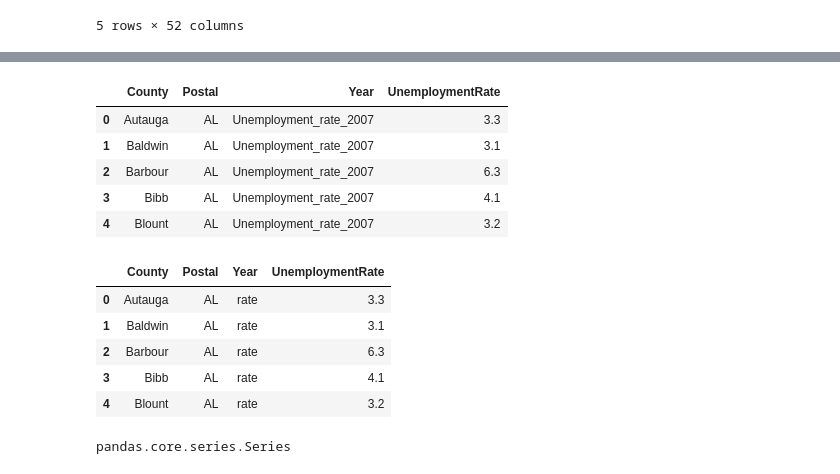
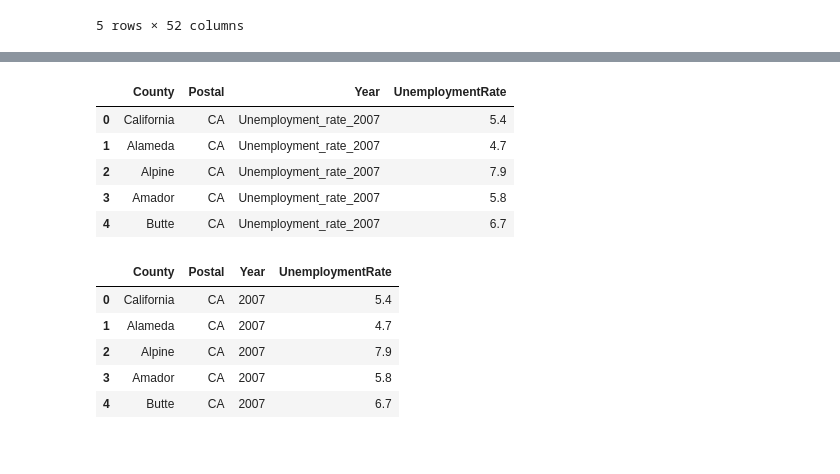
Before and after one commit to ce-r/steps, a Jupyter notebook: capstone-PRACTICE-Andrea.ipynb, the cells around one changed output, grey strips where cells are left out. Drawn from its saved outputs; the diff is of its cells as text; code cells hidden in the pictures.

```diff
--- a/capstone-PRACTICE-Andrea.ipynb
+++ b/capstone-PRACTICE-Andrea.ipynb
@@ -245,6 +313,7 @@ unemp_l.head()
 | 6 | 1009 | AL | Blount | 1.0 | 1.0 | 1.0 | ... |
 5 rows × 52 columns
 # %%
-unemp_l.drop(['FIPStxt','Rural_urban_continuum_code_2013','Urban_influence_code_2013','Metro_2013','Civilian_labor_force_2007','Employed_2007','Unemployed_2007','Civilian_labor_force_2008','Employed_2008','Unemployed_2008','Civilian_labor_force_2009','Employed_2009','Unemployed_2009','Civilian_labor_force_2010','Employed_2010','Unemployed_2010','Civilian_labor_force_2010','Employed_2010','Unemployed_2010','Civilian_labor_force_2011','Employed_2011','Unemployed_2011','Civilian_labor_force_2012','Employed_2012','Unemployed_2012','Civilian_labor_force_2013','Employed_2013','Unemployed_2013','Civilian_labor_force_2014','Employed_2014','Unemployed_2014','Civilian_labor_force_2015','Employed_2015','Unemployed_2015','Civilian_labor_force_2016','Employed_2016','Unemployed_2016','Civilian_labor_force_2017','Employed_2017','Unemployed_2017'],axis=1,inplace=True)
+unemp2 = unemp_l.drop(['FIPStxt','Rural_urban_continuum_code_2013','Urban_influence_code_2013','Metro_2013','Civilian_labor_force_2007','Employed_2007','Unemployed_2007','Civilian_labor_force_2008','Employed_2008','Unemployed_2008','Civilian_labor_force_2009','Employed_2009','Unemployed_2009','Civilian_labor_force_2010','Employed_2010','Unemployed_2010','Civilian_labor_force_2010','Employed_2010','Unemployed_2010','Civilian_labor_force_2011','Employed_2011','Unemployed_2011','Civilian_labor_force_2012','Employed_2012','Unemployed_2012','Civilian_labor_force_2013','Employed_2013','Unemployed_2013','Civilian_labor_force_2014','Employed_2014','Unemployed_2014','Civilian_labor_force_2015','Employed_2015','Unemployed_2015','Civilian_labor_force_2016','Employed_2016','Unemployed_2016','Civilian_labor_force_2017','Employed_2017','Unemployed_2017'],axis=1)
 # ,'State'
 # unemp_l
+unemp2.head()
@@ -251,3 +327,3 @@ unemp_l.drop(['FIPStxt','Rural_urban_continuum_code_2013','Urban_influence_code_
 # %%
-unemp_l.rename(columns={"State":"Postal"}, inplace=True)
+unemp2.rename(columns={"State":"Postal"},inplace=True)
 # %%
@@ -263,0 +338,3 @@ unemp_l.head()
+# %%
+unemp_ca = unemp2[unemp2['Postal'] == 'CA']
+unemp_ca.head()
@@ -264,24 +350,21 @@ unemp_l.head()
 # %%
-unemp_last = pd.melt(unemp_l,id_vars=['County','Postal'],var_name='Year',value_name='UnemploymentRate')
-unemp_last.head()
+unempca = pd.melt(unemp_ca,id_vars=['County','Postal'],var_name='Year',value_name='UnemploymentRate')
+unempca.head()
 # %% [output]
 |  | County | Postal | Year | UnemploymentRate |
-| 0 | Autauga | AL | Unemployment_rate_2007 | 3.3 |
-| 1 | Baldwin | AL | Unemployment_rate_2007 | 3.1 |
-| 2 | Barbour | AL | Unemployment_rate_2007 | 6.3 |
-| 3 | Bibb | AL | Unemployment_rate_2007 | 4.1 |
-| 4 | Blount | AL | Unemployment_rate_2007 | 3.2 |
+| 0 | California | CA | Unemployment_rate_2007 | 5.4 |
+| 1 | Alameda | CA | Unemployment_rate_2007 | 4.7 |
+| 2 | Alpine | CA | Unemployment_rate_2007 | 7.9 |
+| 3 | Amador | CA | Unemployment_rate_2007 | 5.8 |
+| 4 | Butte | CA | Unemployment_rate_2007 | 6.7 |
 # %%
-unemp_last['Year'] = unemp_last['Year'].apply(lambda x:x.split('_')[1])
-unemp_last.head()
+# PROBLEM
+unempca['Year'] = unempca['Year'].apply(lambda x:x.rsplit('_',maxsplit=-1)[2])
+unempca.head()
 # %% [output]
 |  | County | Postal | Year | UnemploymentRate |
-| 0 | Autauga | AL | rate | 3.3 |
-| 1 | Baldwin | AL | rate | 3.1 |
-| 2 | Barbour | AL | rate | 6.3 |
-| 3 | Bibb | AL | rate | 4.1 |
-| 4 | Blount | AL | rate | 3.2 |
+| 0 | California | CA | 2007 | 5.4 |
+| 1 | Alameda | CA | 2007 | 4.7 |
+| 2 | Alpine | CA | 2007 | 7.9 |
+| 3 | Amador | CA | 2007 | 5.8 |
+| 4 | Butte | CA | 2007 | 6.7 |
-# %%
-type(unemp_last['Year'])
-# %% [output]
-pandas.core.series.Series
```
Also changed, not shown: parts of 32 cells of this notebook.
